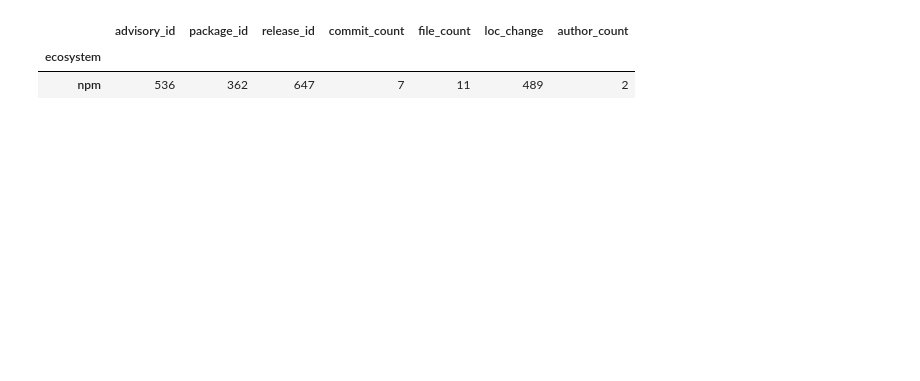
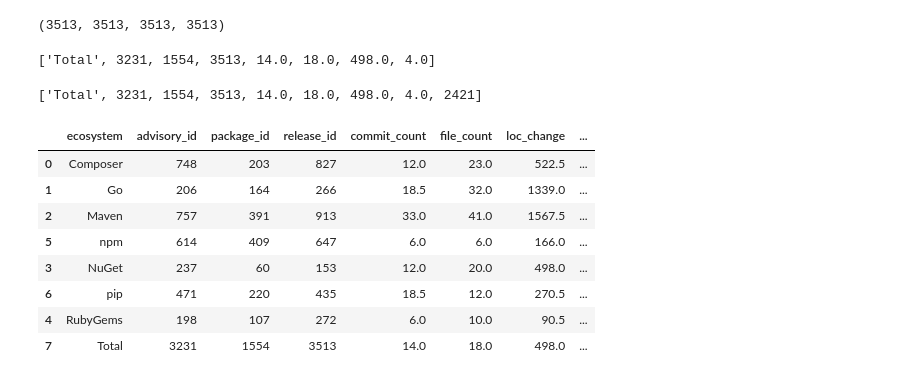
Before and after one commit to nasifimtiazohi/advisory-lifecycle, a Jupyter notebook: data_explore/rq2.ipynb, the cells around one changed output. Saved outputs shown, nothing was run; the diff lists cells and outputs as text; code cells hidden in the pictures; blank space fills up the shorter version.

```diff
--- a/data_explore/rq2.ipynb
+++ b/data_explore/rq2.ipynb
@@ -30,0 +65,4 @@ df
+# %%
+cc['release_id'].nunique(), cf['release_id'].nunique(), loc['release_id'].nunique(), contrib['release_id'].nunique()
+# %% [output]
+(3513, 3513, 3513, 3513)
@@ -31,18 +73,52 @@ df
 # %%
-adv = df.groupby('ecosystem')[['advisory_id']].nunique()
-pkg = df.groupby('ecosystem')[['package_id']].nunique()
-rel = df.groupby('ecosystem')[['release_id']].count()
-commits =df.groupby('ecosystem')[['commit_count']].median()
-files = df.groupby('ecosystem')[['file_count']].median()
-loc = df.groupby('ecosystem')[['loc_change']].median()
-contributors = df.groupby('ecosystem')[['author_count']].median()
+total = ['Total', df['advisory_id'].nunique(), df['package_id'].nunique(), df['release_id'].nunique(),
+        df['commit_count'].median(), df['file_count'].median(), df['loc_change'].median(), df['contributor_count'].median()]
+total
+# %% [output]
+['Total', 3231, 1554, 3513, 14.0, 18.0, 498.0, 4.0]
-# %%
-final =reduce(lambda x,y : pd.merge(x,y,on='ecosystem'),[adv, pkg, rel, commits, files, loc, contributors])
-final
-# %% [output]
-|  | advisory_id | package_id | release_id | commit_count | file_count | loc_change | author_count |
-| ecosystem |  |  |  |  |  |  |  |
-| npm | 536 | 362 | 647 | 7 | 11 | 489 | 2 |
+# %%
+q = ''' select ecosystem, count(distinct ri.id) as patch
+from advisory a
+join package p on a.package_id = p.id
+join fixing_releases fr on a.id = fr.advisory_id
+join release_info ri on
+    fr.version = ri.version and ri.package_id = a.package_id
+join release_commit rc on p.id = rc.package_id and rc.version = fr.version
+join release_type rt on ri.id = rt.release_info_id
+where rc.commit is not null and rt.type ='patch'
+group by ecosystem;'''
+patch = pd.DataFrame(sql.execute(q))
+total.append(patch['patch'].sum())
+total
+# %% [output]
+['Total', 3231, 1554, 3513, 14.0, 18.0, 498.0, 4.0, 2421]
+# %%
+adv = df.groupby('ecosystem')[['advisory_id']].nunique()
+pkg = df.groupby('ecosystem')[['package_id']].nunique()
+rel = df.groupby('ecosystem')[['release_id']].nunique()
+commits =df.groupby('ecosystem')[['commit_count']].median()
+files = df.groupby('ecosystem')[['file_count']].median()
+loc_change = df.groupby('ecosystem')[['loc_change']].median()
+contributors = df.groupby('ecosystem')[['contributor_count']].median()
+final =reduce(lambda x,y : pd.merge(x,y,on='ecosystem'),[adv, pkg, rel, commits, files, loc_change, contributors, patch])
+final['temp'] = round(final['patch'] / final['release_id'] * 100 , 1)
+final['patch'] = final['patch'].map(str) +' (' + final['temp'].map(str) +'%)'
+total[-1] = str(total[-1]) + ' (' + str(round(total[-1] / total[3] * 100, 1)) +'%)'
+final['temp'] = final['ecosystem'].str.lower()
+final = final.sort_values(by = 'temp', ascending=True)
+final = final.drop('temp', axis=1)
+final.loc[len(final)] = total
+final
+# %% [output]
+|  | ecosystem | advisory_id | package_id | release_id | commit_count | file_count | loc_change | ... |
+| 0 | Composer | 748 | 203 | 827 | 12.0 | 23.0 | 522.5 | ... |
+| 1 | Go | 206 | 164 | 266 | 18.5 | 32.0 | 1339.0 | ... |
+| 2 | Maven | 757 | 391 | 913 | 33.0 | 41.0 | 1567.5 | ... |
+| 5 | npm | 614 | 409 | 647 | 6.0 | 6.0 | 166.0 | ... |
+| 3 | NuGet | 237 | 60 | 153 | 12.0 | 20.0 | 498.0 | ... |
+| 6 | pip | 471 | 220 | 435 | 18.5 | 12.0 | 270.5 | ... |
+| 4 | RubyGems | 198 | 107 | 272 | 6.0 | 10.0 | 90.5 | ... |
+| 7 | Total | 3231 | 1554 | 3513 | 14.0 | 18.0 | 498.0 | ... |
 # %%
 print(tabulate(final, tablefmt='latex', headers='keys',showindex=False))
 # %% [output]
```
Also changed, not shown: parts of 10 cells of this notebook, 4 other files.
